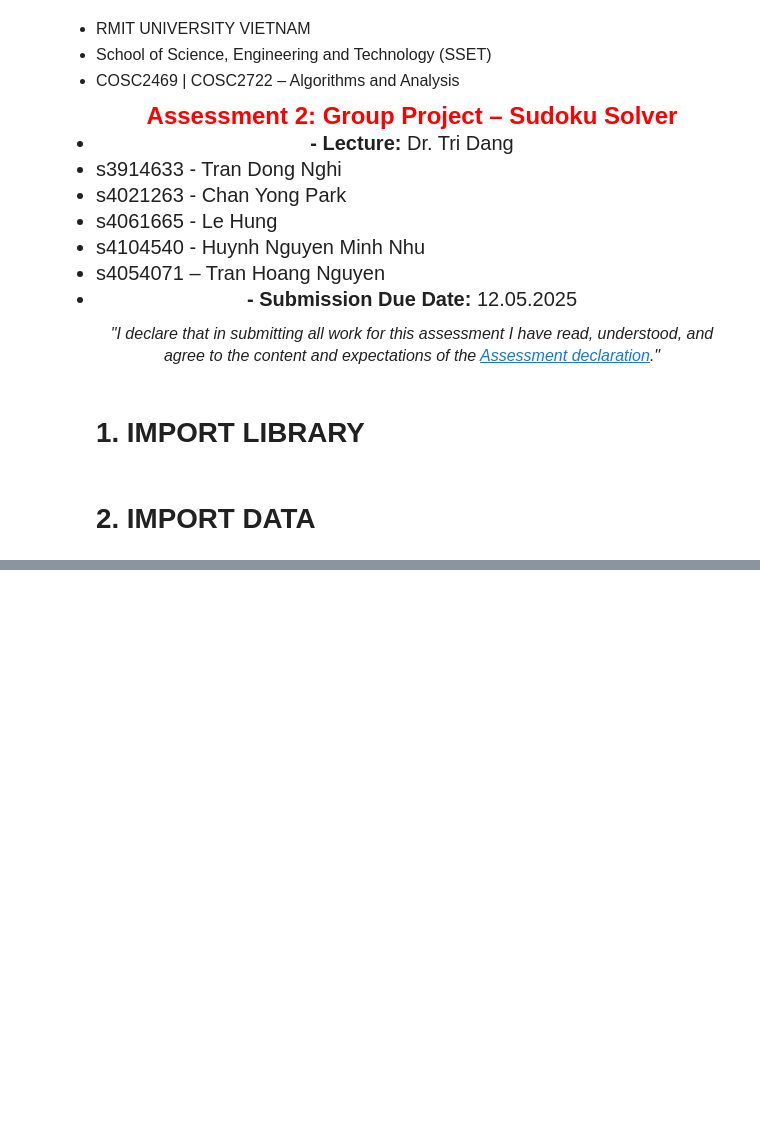
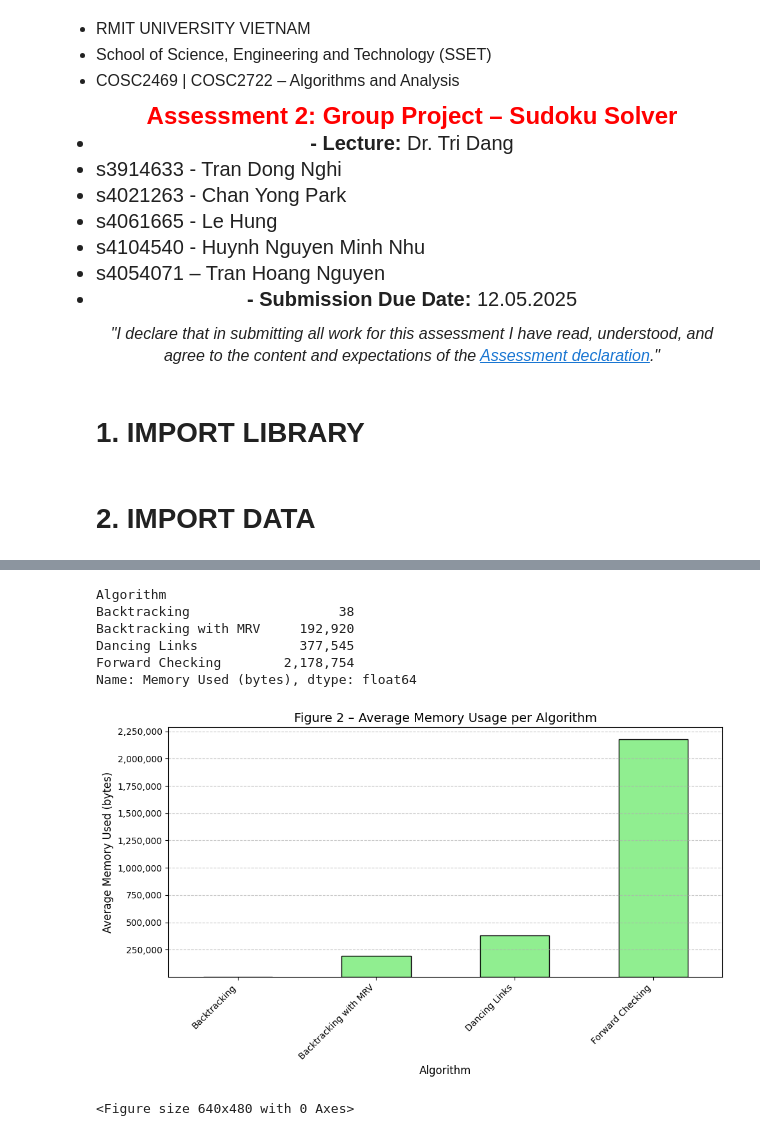
Before and after one commit to lucietran03/SodokuSolver_DSAProject, a Jupyter notebook: src/performance-analysis/Visualization.ipynb, the cells around one changed output, grey strips where cells are left out. Drawn from its saved outputs; the diff is of its cells as text; code cells hidden in the pictures; blank space fills up the shorter version.

```diff
--- a/src/performance-analysis/Visualization.ipynb
+++ b/src/performance-analysis/Visualization.ipynb
@@ -49,0 +119,38 @@ import seaborn as sns
+# %%
+# Set pandas to display float numbers in non-scientific notation
+pd.options.display.float_format = '{:,.0f}'.format
+
+# Calculate the average memory usage per algorithm
+avg_memory_per_algorithm = raw_data.groupby('Algorithm')['Memory Used (bytes)'].mean().sort_values()
+
+# Print the average memory usage with regular formatting
+print(avg_memory_per_algorithm)
+
+# Plot the bar chart
+plt.figure(figsize=(10, 6))
+avg_memory_per_algorithm.plot(kind='bar', color='lightgreen', edgecolor='black')
+plt.title('Figure 2 – Average Memory Usage per Algorithm', fontsize=14)
+plt.xlabel('Algorithm', fontsize=12)
+plt.ylabel('Average Memory Used (bytes)', fontsize=12)
+
+# Set y-axis to show numbers without scientific notation
+plt.gca().yaxis.set_major_locator(MaxNLocator(integer=True, prune='both'))  # Make y-axis integers
+plt.gca().yaxis.set_major_formatter(plt.FuncFormatter(lambda x, _: f'{int(x):,}'))  # Format y-axis without scientific notation
+
+plt.xticks(rotation=45, ha='right', fontsize=10)
+plt.grid(axis='y', linestyle='--', alpha=0.7)
+plt.tight_layout()
+plt.show()
+
+# Save the plot to the 'visualization_output' folder
+output_path = 'visualization_outputs/average_memory_usage_per_algorithm.png'
+plt.savefig(output_path, dpi=300)
+# %% [output]
+Algorithm
+Backtracking                   38
+Backtracking with MRV     192,920
+Dancing Links             377,545
+Forward Checking        2,178,754
+Name: Memory Used (bytes), dtype: float64
+[figure, added]
+<Figure size 640x480 with 0 Axes>
```
Also changed, not shown: parts of 8 cells of this notebook, 11 other files.
